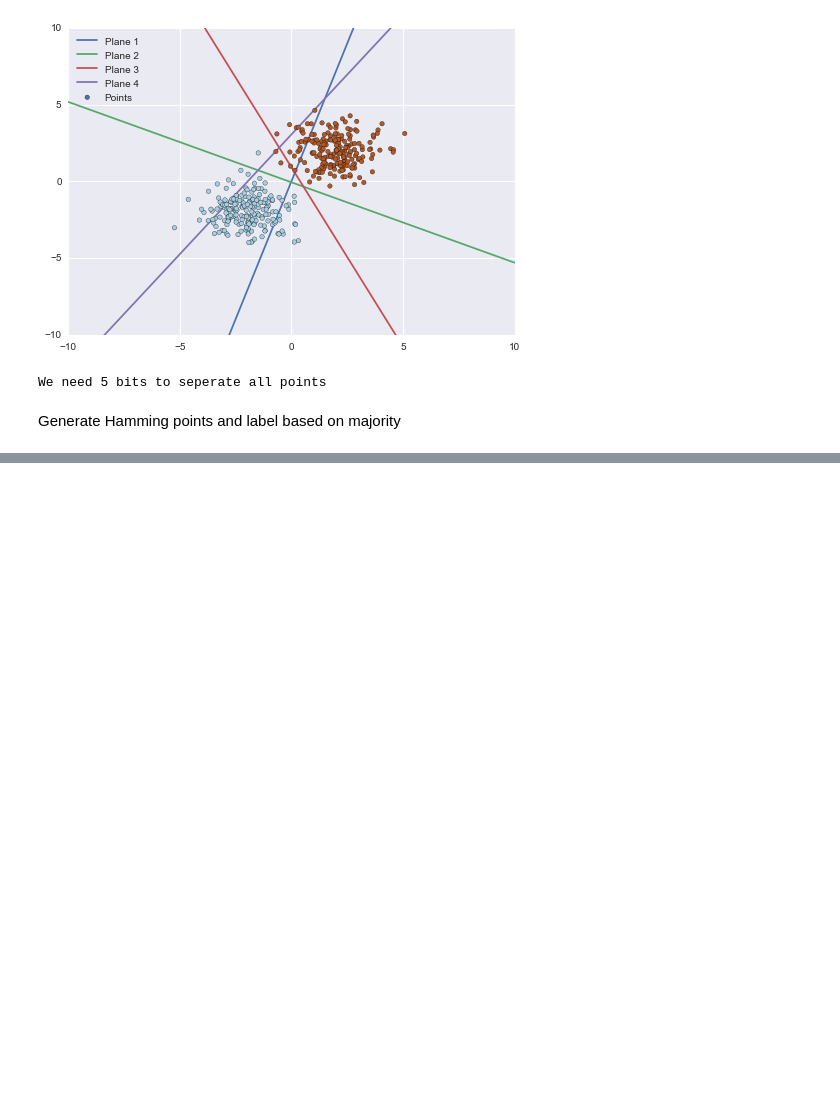
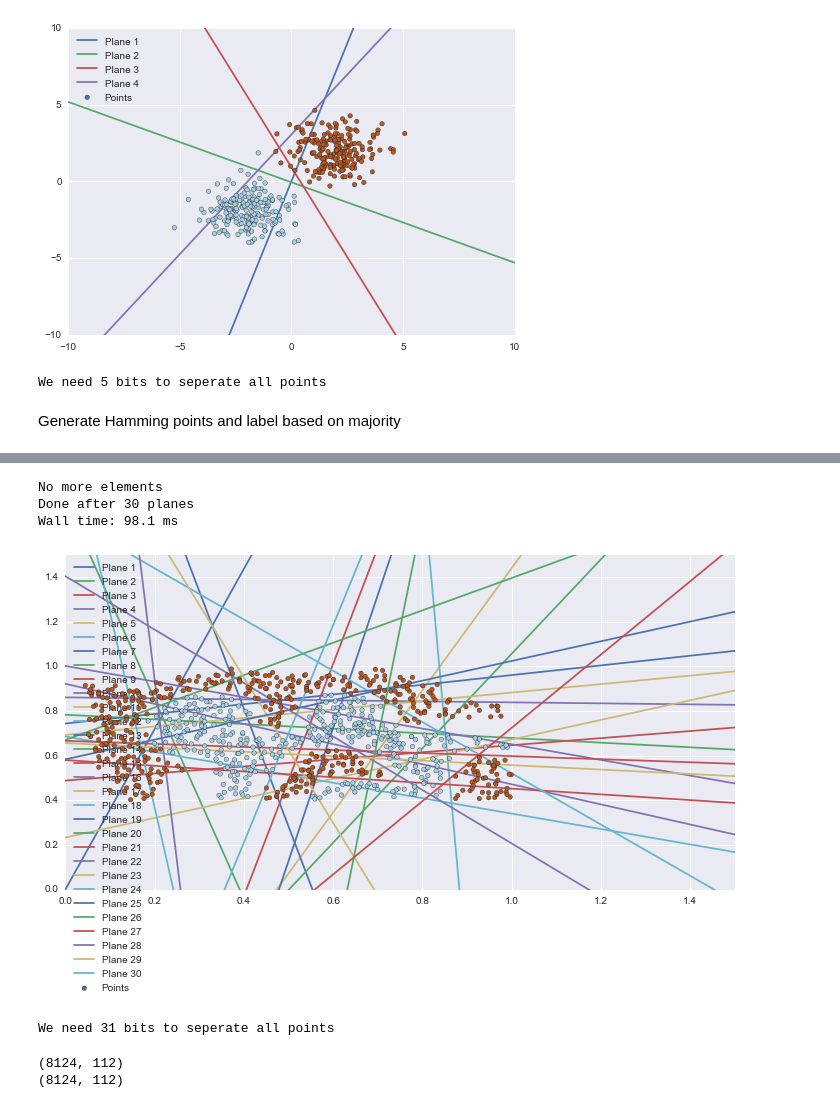
Before and after one commit to jkirsch/hashbucketscreening, a Jupyter notebook: docs/Density Sensitive Projection.ipynb, the cells around one changed output, grey strips where cells are left out. Cells and saved outputs as stored; diff of their text form; code cells hidden in the pictures; blank space fills up the shorter version.

```diff
--- a/docs/Density Sensitive Projection.ipynb
+++ b/docs/Density Sensitive Projection.ipynb
@@ -321,12 +418,64 @@ print ('Classification accuracy on the entire dataset with buckets points %f ' %
+# %%
+import scipy.io
+data2 = scipy.io.loadmat('ex6data2.mat')
+
+# Screen
+screen = HashBucketScreening(X.shape[1], strategy='median')
+
+%time screen.screen(data2['X'], data2['y'].ravel())
+
+plt.scatter(data2['X'][:,0], data2['X'][:,1], c=(data2['y'].flatten()), zorder=10, cmap=plt.cm.Paired, label='Points')
+
+plane = 1
+for (point, intercept) in screen.medians:
+    plotHyperplane(point, intercept, 'Plane ' + str(plane))
+
+    plane = plane + 1
+
+plt.legend(loc='upper left')
+plt.xlim([0, 1.5])
+plt.ylim([0, 1.5])
+plt.show()
+
+print('We need %d bits to seperate all points' % (plane ))
+# %% [output]
+No more elements
+Done after 30 planes
+Wall time: 98.1 ms
+[figure, added]
+We need 31 bits to seperate all points
 # %%
 # Try a larger dataset
 import urllib
 from sklearn.datasets import load_svmlight_file
 
-#target = 'http://www.csie.ntu.edu.tw/~cjlin/libsvmtools/datasets/binary/liver-disorders_scale'
-target = 'http://www.csie.ntu.edu.tw/~cjlin/libsvmtools/datasets/binary/mushrooms'
-#target = 'http://www.csie.ntu.edu.tw/~cjlin/libsvmtools/datasets/binary/skin_nonskin'
+#training = 'http://www.csie.ntu.edu.tw/~cjlin/libsvmtools/datasets/binary/liver-disorders_scale'
+training = 'http://www.csie.ntu.edu.tw/~cjlin/libsvmtools/datasets/binary/mushrooms'
+#training = 'http://www.csie.ntu.edu.tw/~cjlin/libsvmtools/datasets/binary/skin_nonskin'
+#training = 'http://www.csie.ntu.edu.tw/~cjlin/libsvmtools/datasets/binary/svmguide1'
 
-X_train, Y_train = load_svmlight_file(urllib.request.urlopen(target))
+#training = 'http://www.csie.ntu.edu.tw/~cjlin/libsvmtools/datasets/binary/splice_scale'
+#testing  = 'http://www.csie.ntu.edu.tw/~cjlin/libsvmtools/datasets/binary/splice.t'
+
+#training = 'http://www.csie.ntu.edu.tw/~cjlin/libsvmtools/datasets/binary/svmguide3'
+#testing = 'http://www.csie.ntu.edu.tw/~cjlin/libsvmtools/datasets/binary/svmguide3.t'
+
+#training = 'http://www.csie.ntu.edu.tw/~cjlin/libsvmtools/datasets/binary/madelon'
+#testing = 'http://www.csie.ntu.edu.tw/~cjlin/libsvmtools/datasets/binary/madelon.t'
+
+(X_train, Y_train) = load_svmlight_file(urllib.request.urlopen(training))
+(X_test, Y_test) = (X_train, Y_train)
+#(X_test, Y_test) = load_svmlight_file(urllib.request.urlopen(testing))
+
+#(X_train, Y_train) = load_svmlight_file('./data/higg_lo_svm.csv')
+#(X_test, Y_test) = load_svmlight_file('./data/higg_lo_svm_test.csv')
+
+
+#load_svmlight_file()
+
 print(X_train.shape)
+print(X_test.shape)
+# %% [output]
+(8124, 112)
+(8124, 112)
 # %%
```
Also changed, not shown: parts of 9 cells of this notebook.
